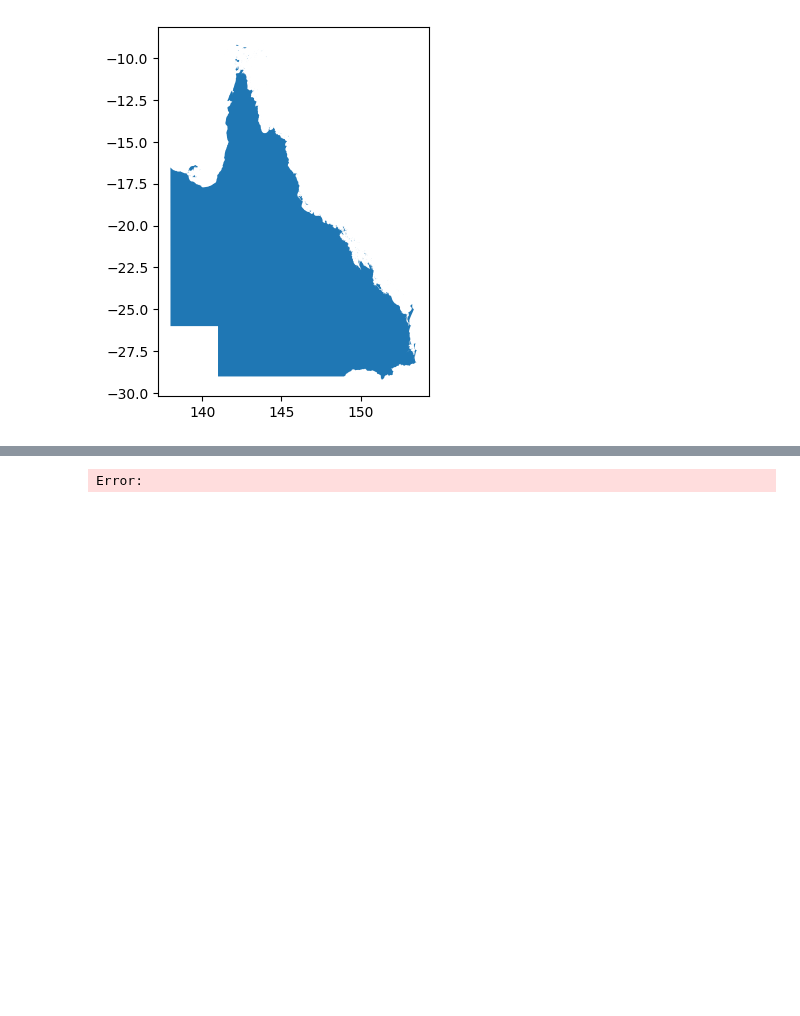
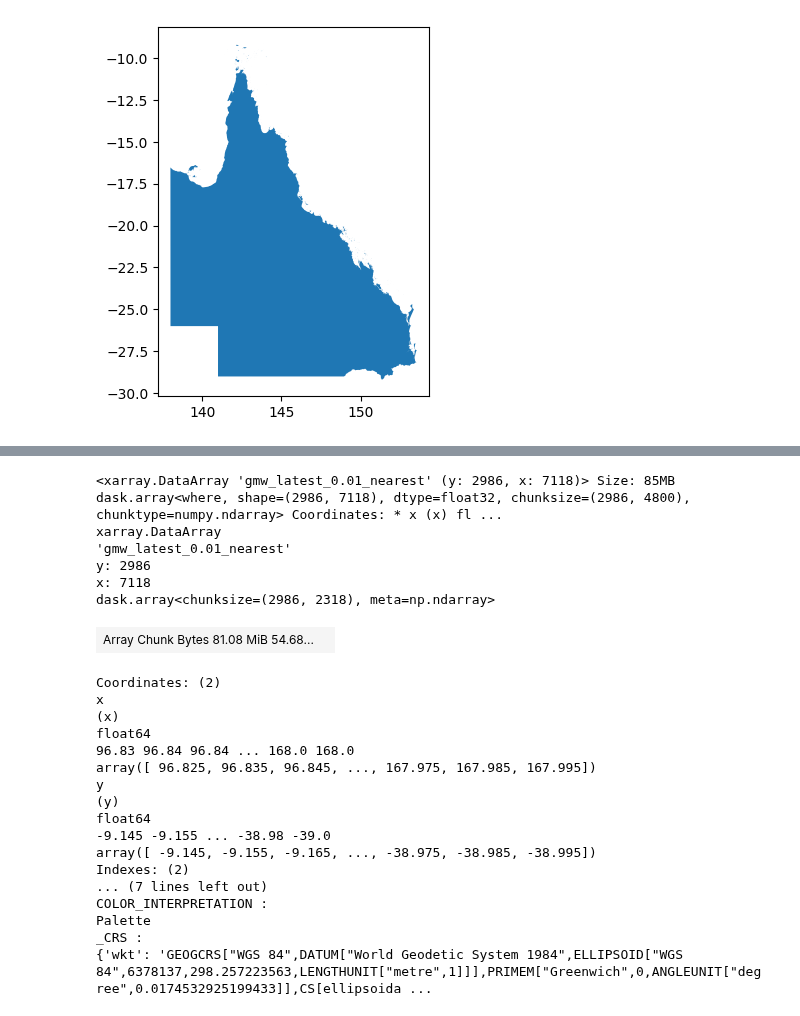
Before and after one commit to SustainableDevelopmentReform/csdr-cloud-spatial, a Jupyter notebook: datasets/global-mangrove-watch-annual-extent/notebook.ipynb, the cells around one changed output, grey strips where cells are left out. Drawn from its saved outputs; the diff is of its cells as text; code cells hidden in the pictures; blank space fills up the shorter version.

```diff
--- a/datasets/global-mangrove-watch-annual-extent/notebook.ipynb
+++ b/datasets/global-mangrove-watch-annual-extent/notebook.ipynb
@@ -169,11 +142,42 @@ Frozen({'y': (1000, 1000, 1000, 1000, 1000, 1000, 1000, 1000, 1000, 1000, 1000,
 # %%
-subset = gmw.gmw_latest.sel(x=slice(asgs_ste_gdf.total_bounds[0], asgs_ste_gdf.total_bounds[2]), y=slice(asgs_ste_gdf.total_bounds[1], asgs_ste_gdf.total_bounds[3])).compute()
+# Crop gmw to asgs_ste_gdf bounds
+
+gmw_within_regions = gmw["gmw_latest_0.01_nearest"].sel(x=slice(asgs_ste_gdf.total_bounds[0], asgs_ste_gdf.total_bounds[2]), y=slice(asgs_ste_gdf.total_bounds[3], asgs_ste_gdf.total_bounds[1]))
+
+gmw_within_regions = gmw_within_regions.fillna(0)
+# %%
+gmw_within_regions
+# %% [output]
+<xarray.DataArray 'gmw_latest_0.01_nearest' (y: 2986, x: 7118)> Size: 85MB dask.array<where, shape=(2986, 7118), dtype=float32, chunksize=(2986, 4800), chunktype=numpy.ndarray> Coordinates: * x (x) fl ...
+xarray.DataArray
+'gmw_latest_0.01_nearest'
+y: 2986
+x: 7118
+dask.array<chunksize=(2986, 2318), meta=np.ndarray>
+| Array Chunk Bytes 81.08 MiB 54.68... |  |
+Coordinates: (2)
+x
+(x)
+float64
+96.83 96.84 96.84 ... 168.0 168.0
+array([ 96.825, 96.835, 96.845, ..., 167.975, 167.985, 167.995])
+y
+(y)
+float64
+-9.145 -9.155 ... -38.98 -39.0
+array([ -9.145, -9.155, -9.165, ..., -38.975, -38.985, -38.995])
+Indexes: (2)
+... (7 lines left out)
+COLOR_INTERPRETATION :
+Palette
+_CRS :
+{'wkt': 'GEOGCRS["WGS 84",DATUM["World Geodetic System 1984",ELLIPSOID["WGS 84",6378137,298.257223563,LENGTHUNIT["metre",1]]],PRIMEM["Greenwich",0,ANGLEUNIT["degree",0.0174532925199433]],CS[ellipsoida ...
 # %%
-aggregated_mean = test.xvec.zonal_stats(
+aggregated_mean = gmw_within_regions.xvec.zonal_stats(
     asgs_ste_gdf.geometry,
     x_coords="x",
     y_coords="y",
-    stats=["mean", ]
-)
+    stats=["mean", ],
+    name="asgs_ste",
+    index=True
+).compute()
-# %% [output]
-Error:
```
Also changed, not shown: parts of 17 cells of this notebook.
